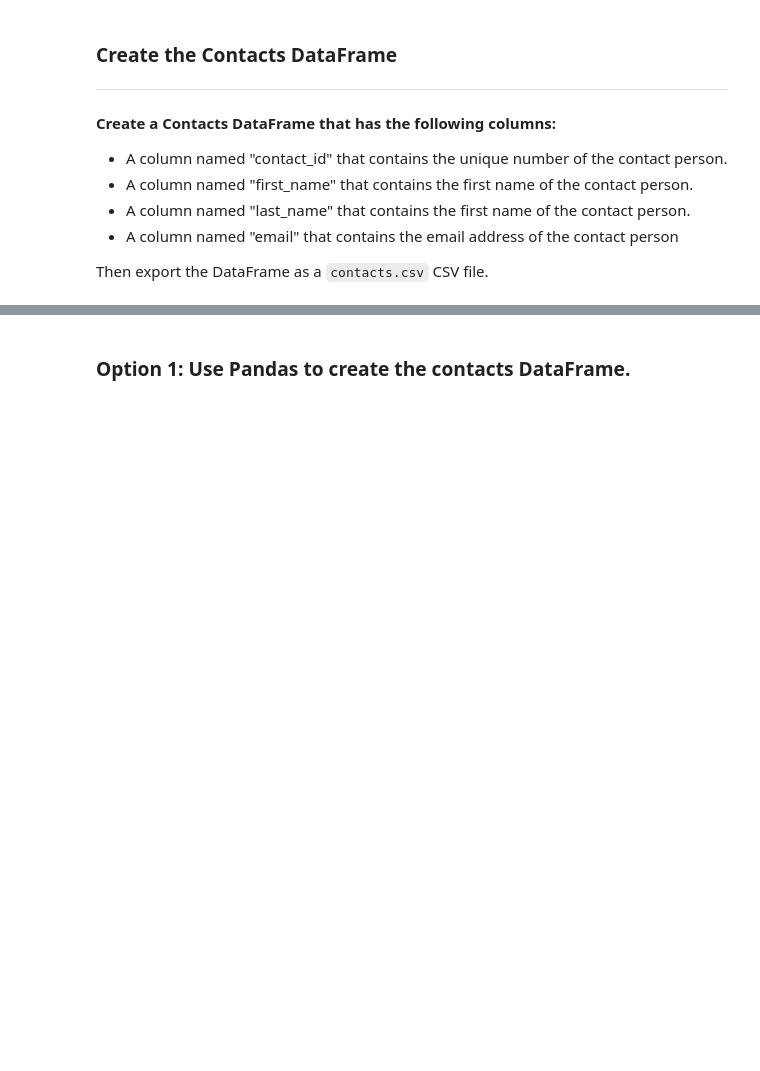
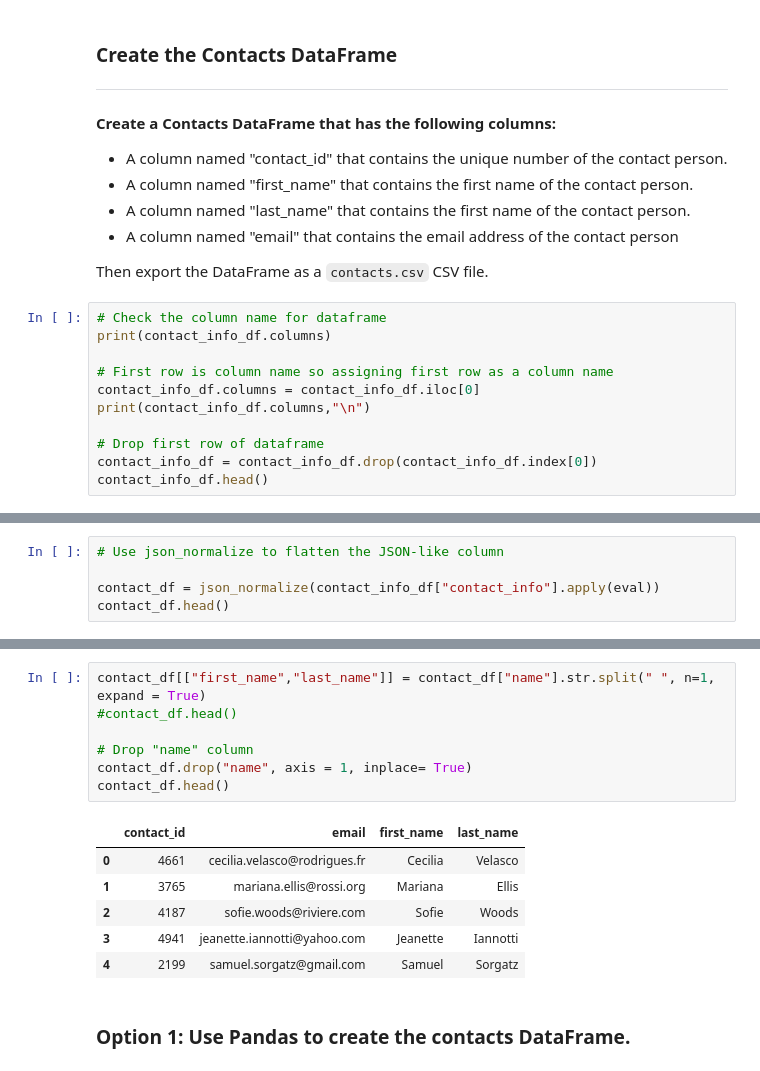
Before and after one commit to Amarilli/Crowdfunding_ETL, a Jupyter notebook: ETL_Mini_Project_ANovel_APatel.ipynb, the cells around one changed output, grey strips where cells are left out. Drawn from its saved outputs; the diff is of its cells as text; blank space fills up the shorter version.

```diff
--- a/ETL_Mini_Project_ANovel_APatel.ipynb
+++ b/ETL_Mini_Project_ANovel_APatel.ipynb
@@ -329,3 +330,14 @@ contact_info_df.head()
 - A column named "email" that contains the email address of the contact person
 
 Then export the DataFrame as a `contacts.csv` CSV file.
+# %%
+# Check the column name for dataframe
+print(contact_info_df.columns)
+
+# First row is column name so assigning first row as a column name
+contact_info_df.columns = contact_info_df.iloc[0]
+print(contact_info_df.columns,"\n")
+
+# Drop first row of dataframe
+contact_info_df = contact_info_df.drop(contact_info_df.index[0])
+contact_info_df.head()
@@ -331,0 +353,5 @@ Then export the DataFrame as a `contacts.csv` CSV file.
+# %%
+# Use json_normalize to flatten the JSON-like column
+
+contact_df = json_normalize(contact_info_df["contact_info"].apply(eval))
+contact_df.head()
@@ -332,2 +365,16 @@ Then export the DataFrame as a `contacts.csv` CSV file.
+# %%
+contact_df[["first_name","last_name"]] = contact_df["name"].str.split(" ", n=1, expand = True)
+#contact_df.head()
+
+# Drop "name" column
+contact_df.drop("name", axis = 1, inplace= True)
+contact_df.head()
+# %% [output]
+|  | contact_id | email | first_name | last_name |
+| 0 | 4661 | cecilia.velasco@rodrigues.fr | Cecilia | Velasco |
+| 1 | 3765 | mariana.ellis@rossi.org | Mariana | Ellis |
+| 2 | 4187 | sofie.woods@riviere.com | Sofie | Woods |
+| 3 | 4941 | jeanette.iannotti@yahoo.com | Jeanette | Iannotti |
+| 4 | 2199 | samuel.sorgatz@gmail.com | Samuel | Sorgatz |
 # %% [markdown]
 ### Option 1: Use Pandas to create the contacts DataFrame.
```
Also changed, not shown: parts of 5 cells of this notebook, 1 other file.
